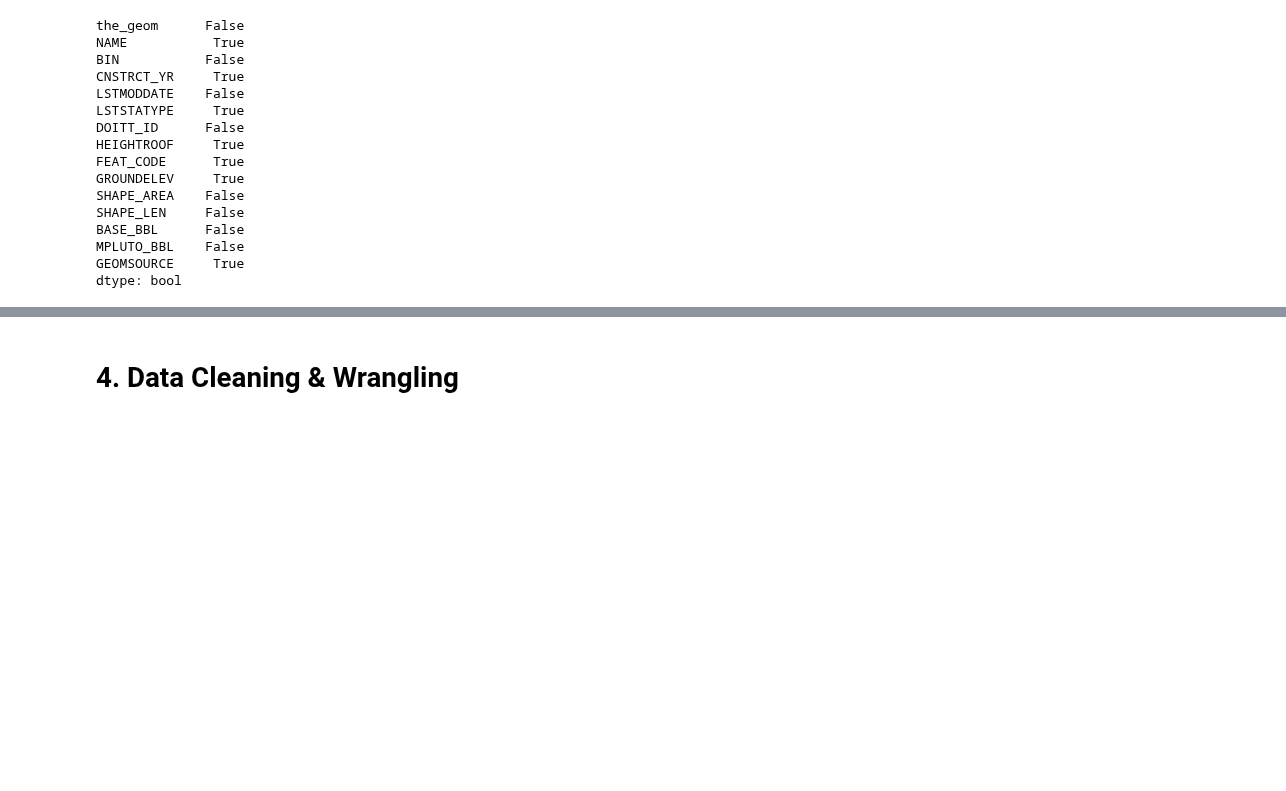
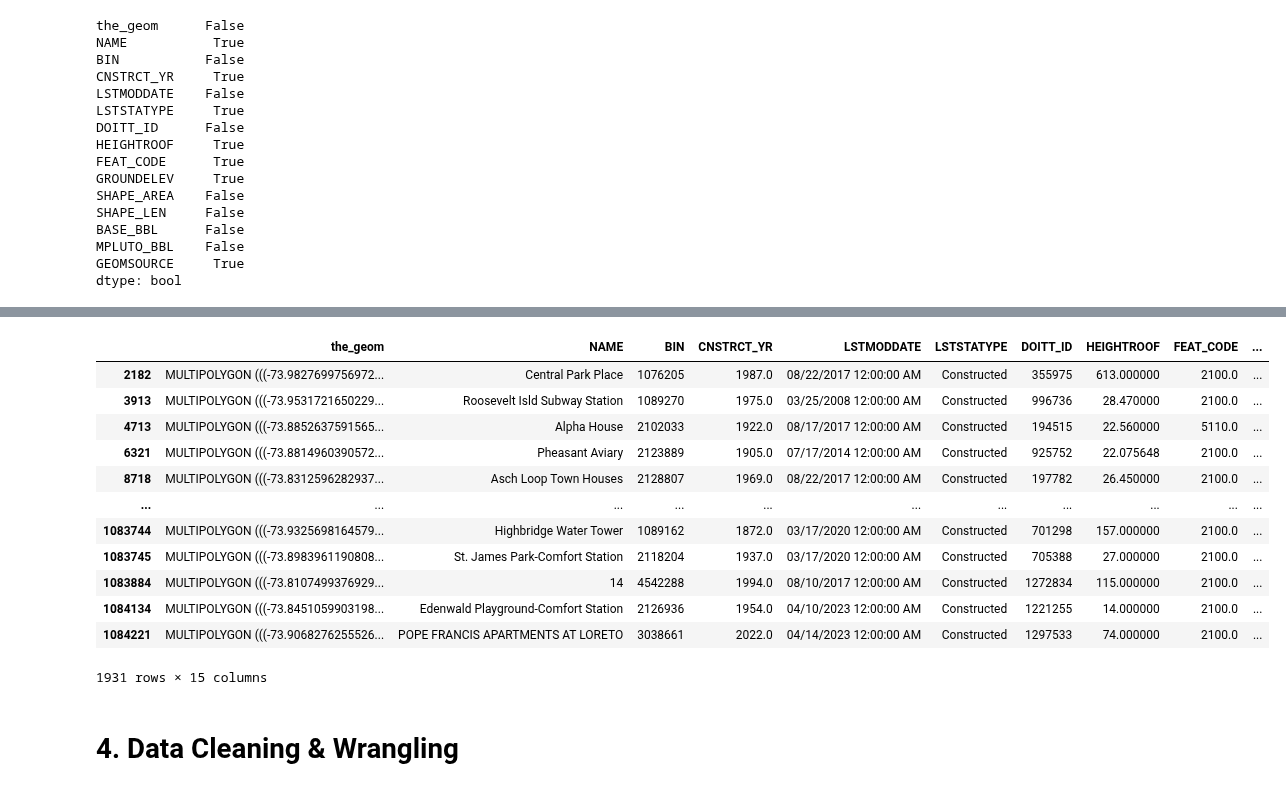
Before and after one commit to mebauer/data-analysis-using-python, a Jupyter notebook: 2-data-inspection-cleaning-wrangling.ipynb, the cells around one changed output, grey strips where cells are left out. Cells and saved outputs as stored; diff of their text form; code cells hidden in the pictures; blank space fills up the shorter version.

```diff
--- a/2-data-inspection-cleaning-wrangling.ipynb
+++ b/2-data-inspection-cleaning-wrangling.ipynb
@@ -436,3 +432,20 @@ missing_data
+# %%
+# returning rows with non-null values in NAME column
+building_df.loc[building_df['NAME'].notnull()]
+# %% [output]
+|  | the_geom | NAME | BIN | CNSTRCT_YR | LSTMODDATE | LSTSTATYPE | DOITT_ID | HEIGHTROOF | FEAT_CODE | ... |
+| 2182 | MULTIPOLYGON (((-73.9827699756972... | Central Park Place | 1076205 | 1987.0 | 08/22/2017 12:00:00 AM | Constructed | 355975 | 613.000000 | 2100.0 | ... |
+| 3913 | MULTIPOLYGON (((-73.9531721650229... | Roosevelt Isld Subway Station | 1089270 | 1975.0 | 03/25/2008 12:00:00 AM | Constructed | 996736 | 28.470000 | 2100.0 | ... |
+| 4713 | MULTIPOLYGON (((-73.8852637591565... | Alpha House | 2102033 | 1922.0 | 08/17/2017 12:00:00 AM | Constructed | 194515 | 22.560000 | 5110.0 | ... |
+| 6321 | MULTIPOLYGON (((-73.8814960390572... | Pheasant Aviary | 2123889 | 1905.0 | 07/17/2014 12:00:00 AM | Constructed | 925752 | 22.075648 | 2100.0 | ... |
+| 8718 | MULTIPOLYGON (((-73.8312596282937... | Asch Loop Town Houses | 2128807 | 1969.0 | 08/22/2017 12:00:00 AM | Constructed | 197782 | 26.450000 | 2100.0 | ... |
+| ... | ... | ... | ... | ... | ... | ... | ... | ... | ... | ... |
+| 1083744 | MULTIPOLYGON (((-73.9325698164579... | Highbridge Water Tower | 1089162 | 1872.0 | 03/17/2020 12:00:00 AM | Constructed | 701298 | 157.000000 | 2100.0 | ... |
+| 1083745 | MULTIPOLYGON (((-73.8983961190808... | St. James Park-Comfort Station | 2118204 | 1937.0 | 03/17/2020 12:00:00 AM | Constructed | 705388 | 27.000000 | 2100.0 | ... |
+| 1083884 | MULTIPOLYGON (((-73.8107499376929... | 14 | 4542288 | 1994.0 | 08/10/2017 12:00:00 AM | Constructed | 1272834 | 115.000000 | 2100.0 | ... |
+| 1084134 | MULTIPOLYGON (((-73.8451059903198... | Edenwald Playground-Comfort Station | 2126936 | 1954.0 | 04/10/2023 12:00:00 AM | Constructed | 1221255 | 14.000000 | 2100.0 | ... |
+| 1084221 | MULTIPOLYGON (((-73.9068276255526... | POPE FRANCIS APARTMENTS AT LORETO | 3038661 | 2022.0 | 04/14/2023 12:00:00 AM | Constructed | 1297533 | 74.000000 | 2100.0 | ... |
+1931 rows × 15 columns
 # %% [markdown]
 # 4. Data Cleaning & Wrangling
 # %% [markdown]
```
Also changed, not shown: parts of 11 cells of this notebook.
